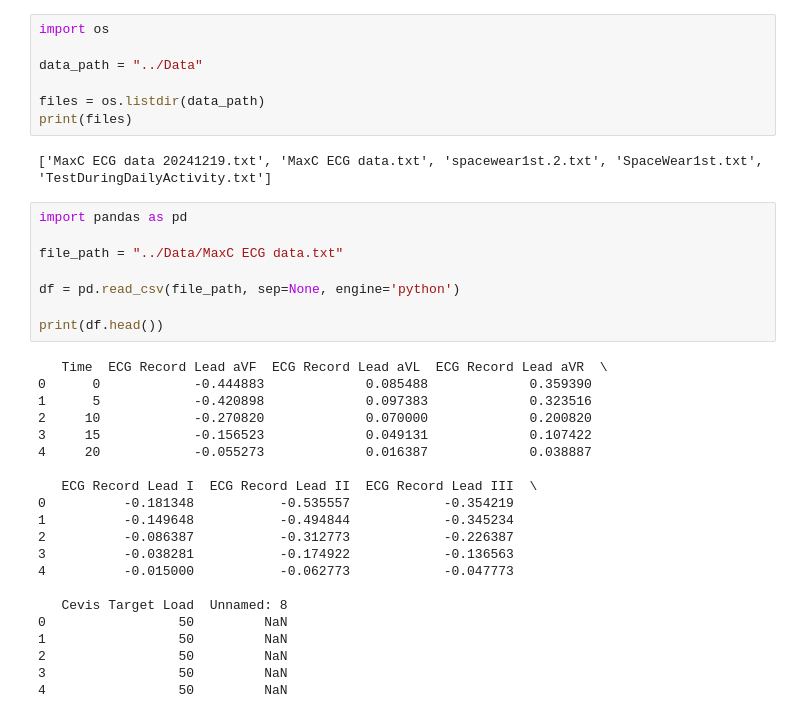
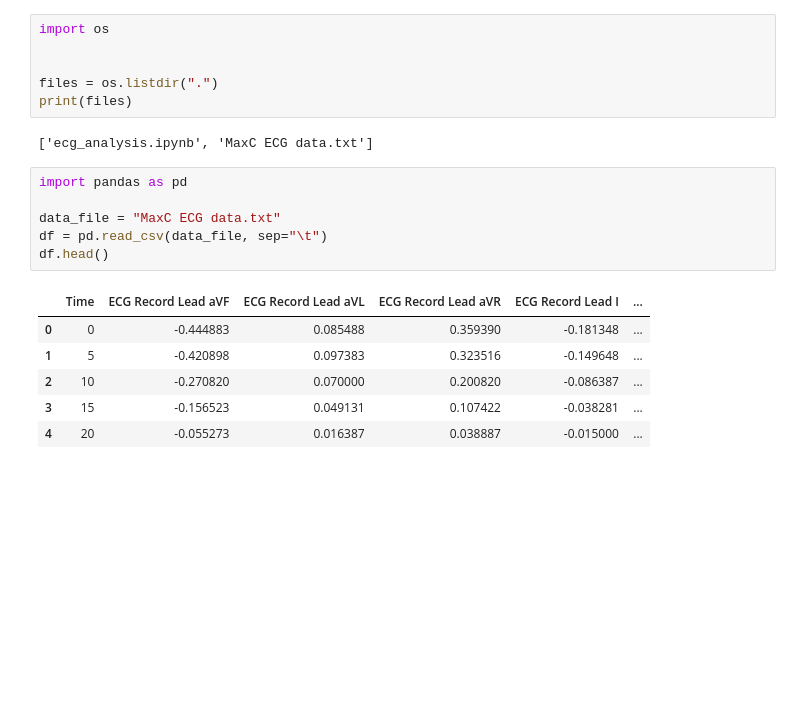
Before and after one commit to RalfasRagauskas/Cyber-Security, a Jupyter notebook: DataPoisoning/ecg_analysis.ipynb, the cells around one changed output. Cells and saved outputs as stored; diff of their text form; blank space fills up the shorter version.

```diff
--- a/DataPoisoning/ecg_analysis.ipynb
+++ b/DataPoisoning/ecg_analysis.ipynb
@@ -1,38 +1,21 @@
 # %%
 import os
 
-data_path = "../Data"
 
-files = os.listdir(data_path)
+files = os.listdir(".")
 print(files)
 # %% [output]
-['MaxC ECG data 20241219.txt', 'MaxC ECG data.txt', 'spacewear1st.2.txt', 'SpaceWear1st.txt', 'TestDuringDailyActivity.txt']
+['ecg_analysis.ipynb', 'MaxC ECG data.txt']
 # %%
 import pandas as pd
 
-file_path = "../Data/MaxC ECG data.txt"
-
-df = pd.read_csv(file_path, sep=None, engine='python')
-
-print(df.head())
+data_file = "MaxC ECG data.txt"
+df = pd.read_csv(data_file, sep="\t")
+df.head()
 # %% [output]
-   ﻿Time  ECG Record Lead aVF  ECG Record Lead aVL  ECG Record Lead aVR  \
-0      0            -0.444883             0.085488             0.359390
-1      5            -0.420898             0.097383             0.323516
-2     10            -0.270820             0.070000             0.200820
-3     15            -0.156523             0.049131             0.107422
-4     20            -0.055273             0.016387             0.038887
-
-   ECG Record Lead I  ECG Record Lead II  ECG Record Lead III  \
-0          -0.181348           -0.535557            -0.354219
-1          -0.149648           -0.494844            -0.345234
-2          -0.086387           -0.312773            -0.226387
-3          -0.038281           -0.174922            -0.136563
-4          -0.015000           -0.062773            -0.047773
-
-   Cevis Target Load  Unnamed: 8
-0                 50         NaN
-1                 50         NaN
-2                 50         NaN
-3                 50         NaN
-4                 50         NaN
+|  | Time | ECG Record Lead aVF | ECG Record Lead aVL | ECG Record Lead aVR | ECG Record Lead I | ... |
+| 0 | 0 | -0.444883 | 0.085488 | 0.359390 | -0.181348 | ... |
+| 1 | 5 | -0.420898 | 0.097383 | 0.323516 | -0.149648 | ... |
+| 2 | 10 | -0.270820 | 0.070000 | 0.200820 | -0.086387 | ... |
+| 3 | 15 | -0.156523 | 0.049131 | 0.107422 | -0.038281 | ... |
+| 4 | 20 | -0.055273 | 0.016387 | 0.038887 | -0.015000 | ... |
```
Also changed, not shown: parts of 5 cells of this notebook, 9 other files.
